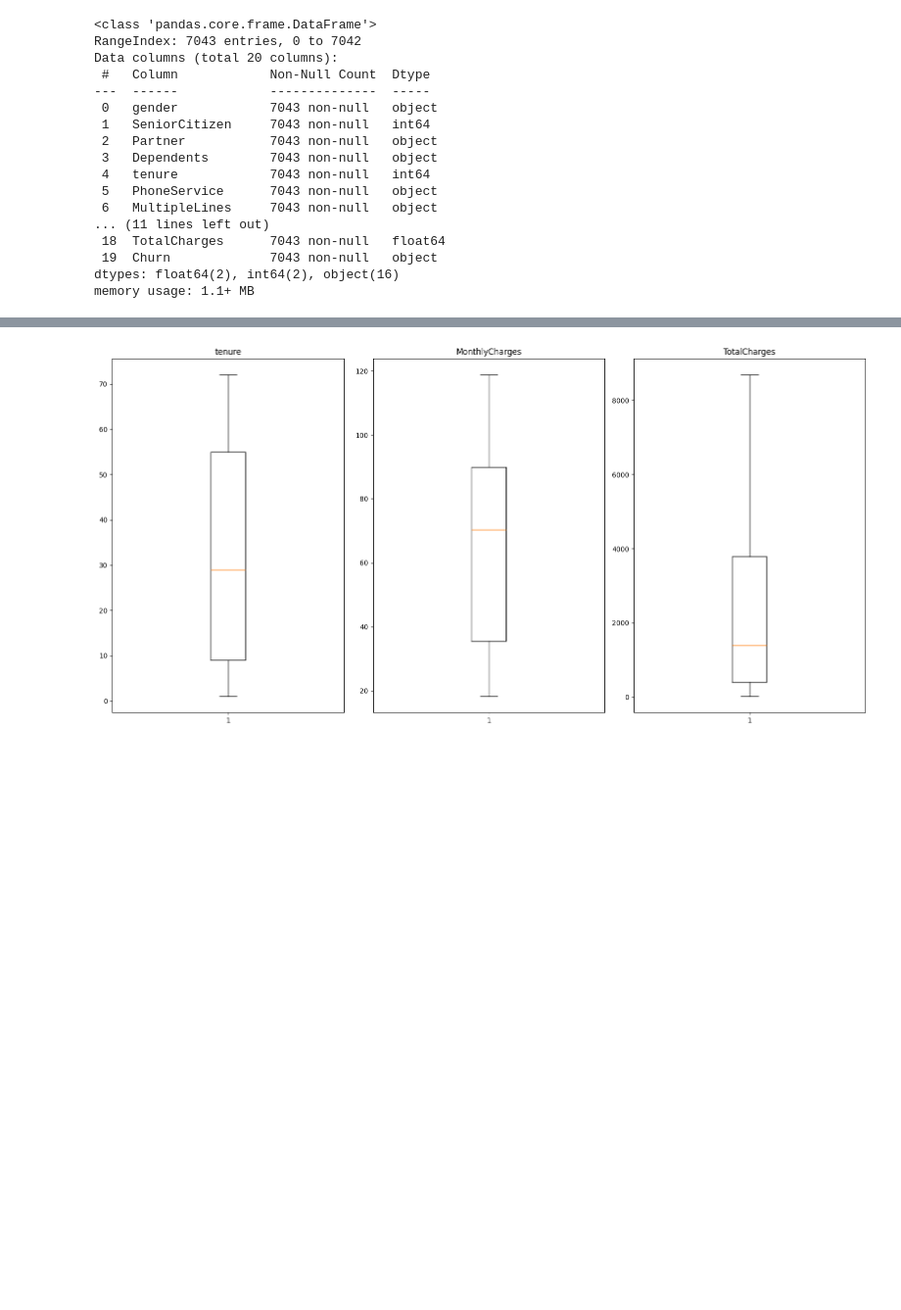
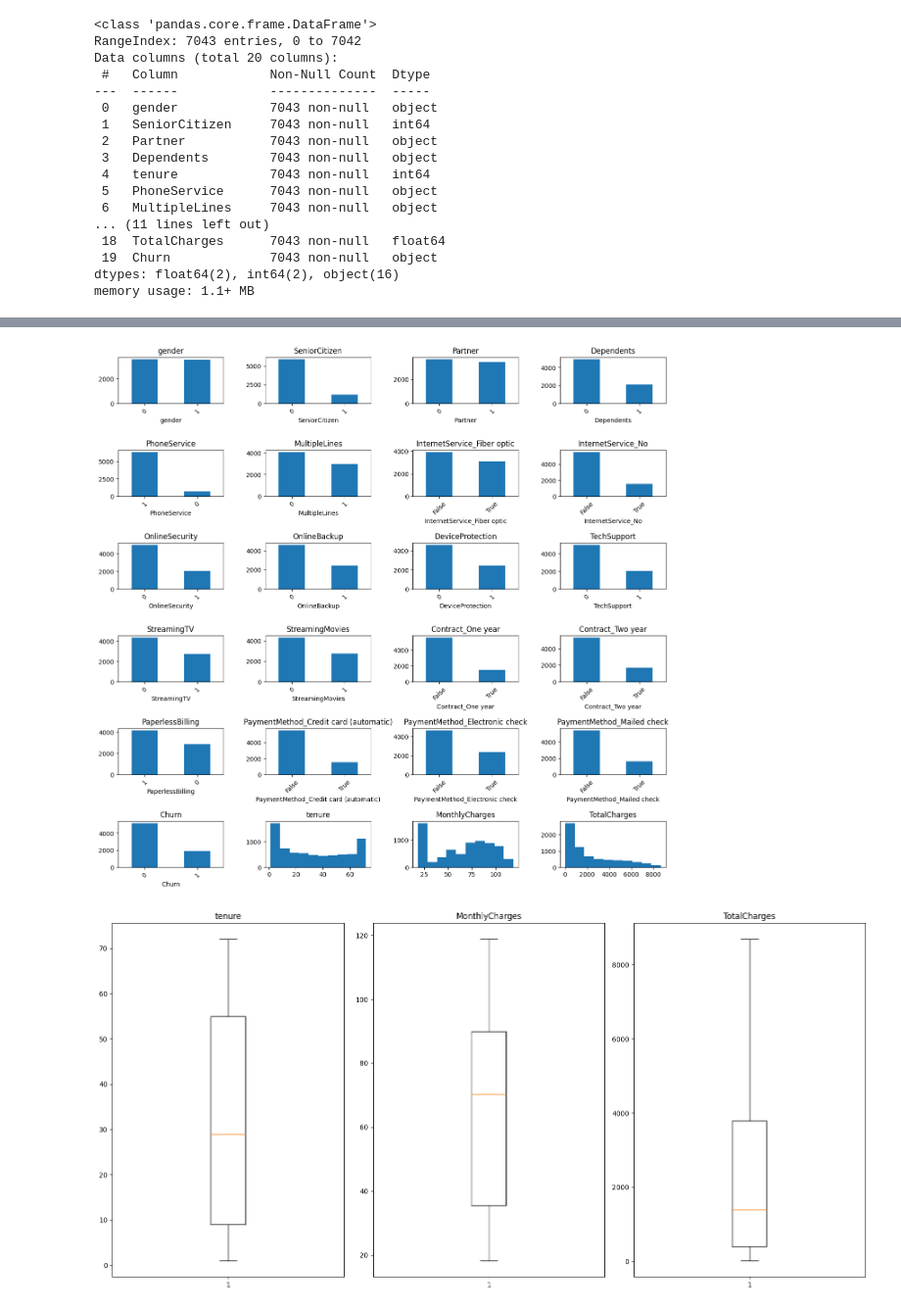
Before and after one commit to AhmadJer99/ChurnPrediction-TelcomData, a Jupyter notebook: ChurnPrediction.ipynb, the cells around one changed output, grey strips where cells are left out. Shown: that part at 98% size. Drawn from its saved outputs; the diff is of its cells as text; code cells hidden in the pictures; blank space fills up the shorter version.

Commit message:
Added one hot encoding to the categorical data

```diff
--- a/ChurnPrediction.ipynb
+++ b/ChurnPrediction.ipynb
@@ -289,0 +209,4 @@ Name: count, dtype: int64
+# %%
+# As observed from the dataset I need to combine the data 'No phone service'/'No Internet Service' To essentially 'No' in the MultipleLines, OnlineSecurity, OnlineBackup, DeviceProtection, TechSupport, StreamingTV, StreamingMovies columns.
+df.replace('No phone service', 'No', inplace=True)
+df.replace('No internet service', 'No', inplace=True)
@@ -289,0 +215,9 @@ Name: count, dtype: int64
+# %%
+# I need to convert the categorical columns to numerical columns using one hot encoding.
+df['gender'] = np.where(df['gender'] == 'Female', 1,0)
+
+binary_cols = ['Partner', 'Dependents', 'PhoneService', 'PaperlessBilling', 'Churn','MultipleLines', 'OnlineSecurity', 'OnlineBackup', 'DeviceProtection', 'TechSupport', 'StreamingTV', 'StreamingMovies']
+for col in binary_cols:
+    df[col] = np.where(df[col] == 'Yes', 1, 0)
+df = pd.get_dummies(df,columns=['InternetService','Contract','PaymentMethod'], drop_first=True)
+df.head()
@@ -290,3 +232,31 @@ Name: count, dtype: int64
+# %%
+import matplotlib.pyplot as plt
+
+fig, ax = plt.subplots(6, 4, figsize=(16, 15))
+ax = ax.flatten()
+
+categorical_columns = ['gender', 'SeniorCitizen', 'Partner', 'Dependents', 'PhoneService',
+                       'MultipleLines', 'InternetService_Fiber optic','InternetService_No', 'OnlineSecurity', 'OnlineBackup',
+                       'DeviceProtection', 'TechSupport', 'StreamingTV', 'StreamingMovies',
+                       'Contract_One year','Contract_Two year', 'PaperlessBilling', 'PaymentMethod_Credit card (automatic)','PaymentMethod_Electronic check','PaymentMethod_Mailed check', 'Churn']
+
+numerical_columns = ['tenure', 'MonthlyCharges', 'TotalCharges']
+
+columns_to_plot = categorical_columns + numerical_columns
+
+for i, col in enumerate(columns_to_plot):
+    if col in categorical_columns:
+        df[col].value_counts().plot(kind='bar', ax=ax[i])
+        ax[i].tick_params(axis='x', rotation=45)
+    else:
+        ax[i].hist(df[col])
+
+    ax[i].set_title(col)
+
+plt.subplots_adjust(wspace=0.4, hspace=1)
+plt.show()
+# %% [output]
+[figure, added]
 # %%
 fig,ax = plt.subplots(1,3, figsize=(16,8))
 
```
Also changed, not shown: parts of 5 cells of this notebook.
